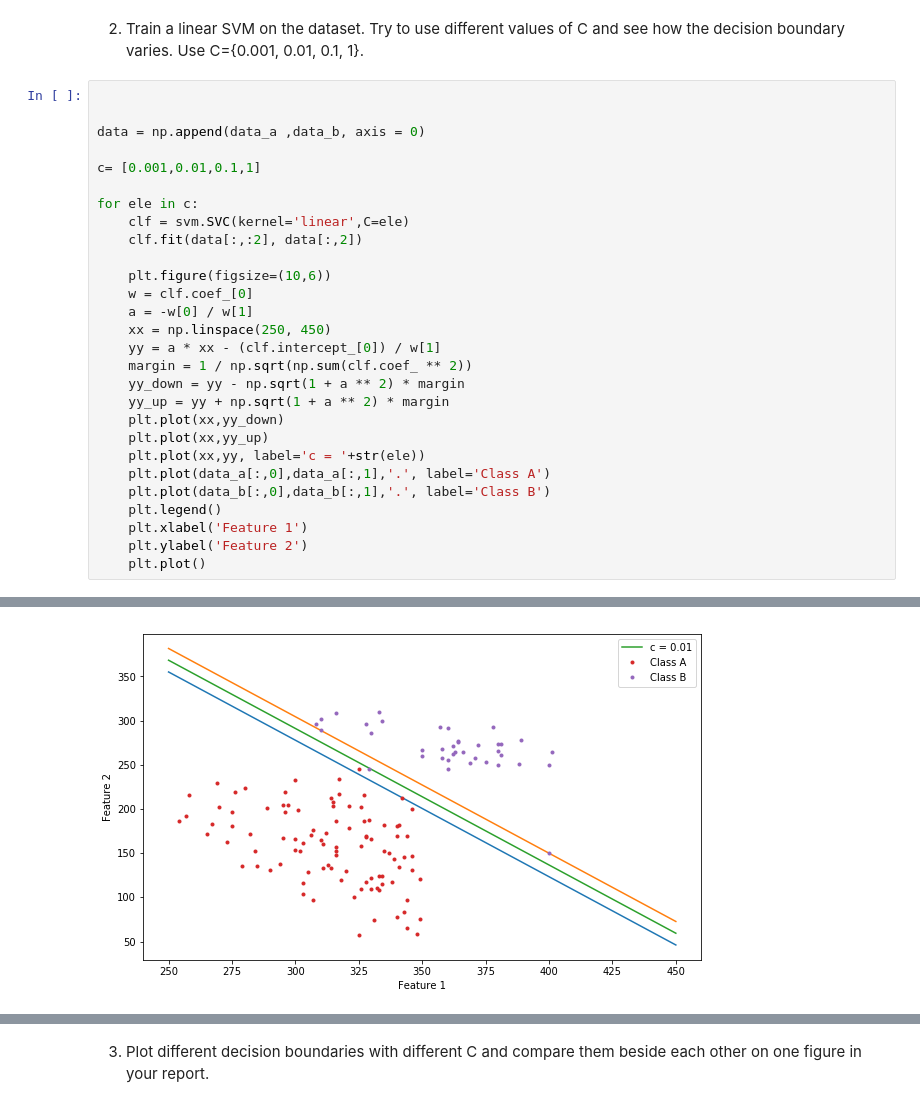
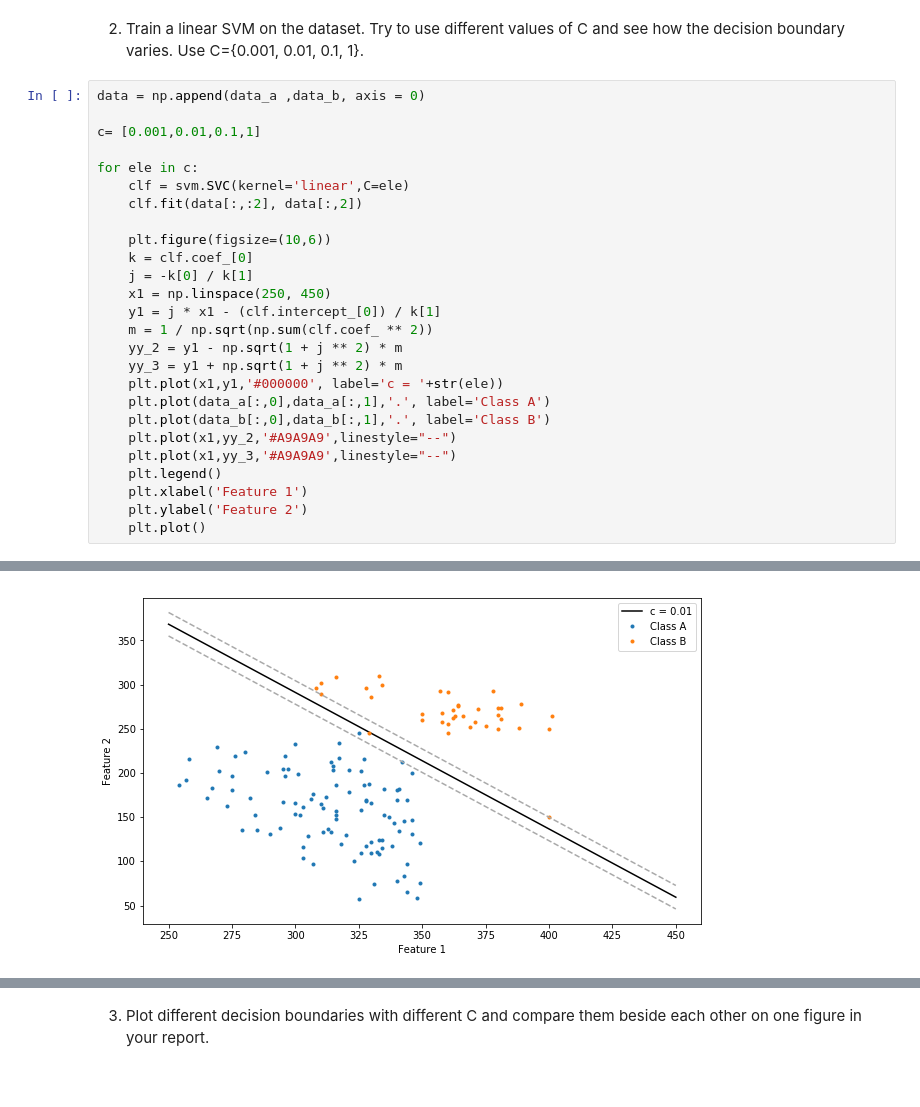
Before and after one commit to tusharchopratech/pattern_recognition_from_scratch, a Jupyter notebook: 3/a3.ipynb, the cells around one changed output, grey strips where cells are left out. Saved outputs shown, nothing was run; the diff lists cells and outputs as text.

```diff
--- a/3/a3.ipynb
+++ b/3/a3.ipynb
@@ -34,8 +34,6 @@ plt.show()
 # %% [markdown]
 2. Train a linear SVM on the dataset. Try to use different values of C and see how the decision boundary varies. Use C={0.001, 0.01, 0.1, 1}.
 # %%
-
-
 data = np.append(data_a ,data_b, axis = 0)
 
 c= [0.001,0.01,0.1,1]
@@ -45,18 +43,18 @@ for ele in c:
     clf.fit(data[:,:2], data[:,2])
 
     plt.figure(figsize=(10,6))
-    w = clf.coef_[0]
-    a = -w[0] / w[1]
-    xx = np.linspace(250, 450)
-    yy = a * xx - (clf.intercept_[0]) / w[1]
-    margin = 1 / np.sqrt(np.sum(clf.coef_ ** 2))
-    yy_down = yy - np.sqrt(1 + a ** 2) * margin
-    yy_up = yy + np.sqrt(1 + a ** 2) * margin
-    plt.plot(xx,yy_down)
-    plt.plot(xx,yy_up)
-    plt.plot(xx,yy, label='c = '+str(ele))
+    k = clf.coef_[0]
+    j = -k[0] / k[1]
+    x1 = np.linspace(250, 450)
+    y1 = j * x1 - (clf.intercept_[0]) / k[1]
+    m = 1 / np.sqrt(np.sum(clf.coef_ ** 2))
+    yy_2 = y1 - np.sqrt(1 + j ** 2) * m
+    yy_3 = y1 + np.sqrt(1 + j ** 2) * m
+    plt.plot(x1,y1,'#000000', label='c = '+str(ele))
     plt.plot(data_a[:,0],data_a[:,1],'.', label='Class A')
     plt.plot(data_b[:,0],data_b[:,1],'.', label='Class B')
+    plt.plot(x1,yy_2,'#A9A9A9',linestyle="--")
+    plt.plot(x1,yy_3,'#A9A9A9',linestyle="--")
     plt.legend()
     plt.xlabel('Feature 1')
     plt.ylabel('Feature 2')
@@ -66 +64 @@ for ele in c:
-[figure, old version]
+[figure, new version]
```
Also changed, not shown: parts of 6 cells of this notebook, 4 other files.
